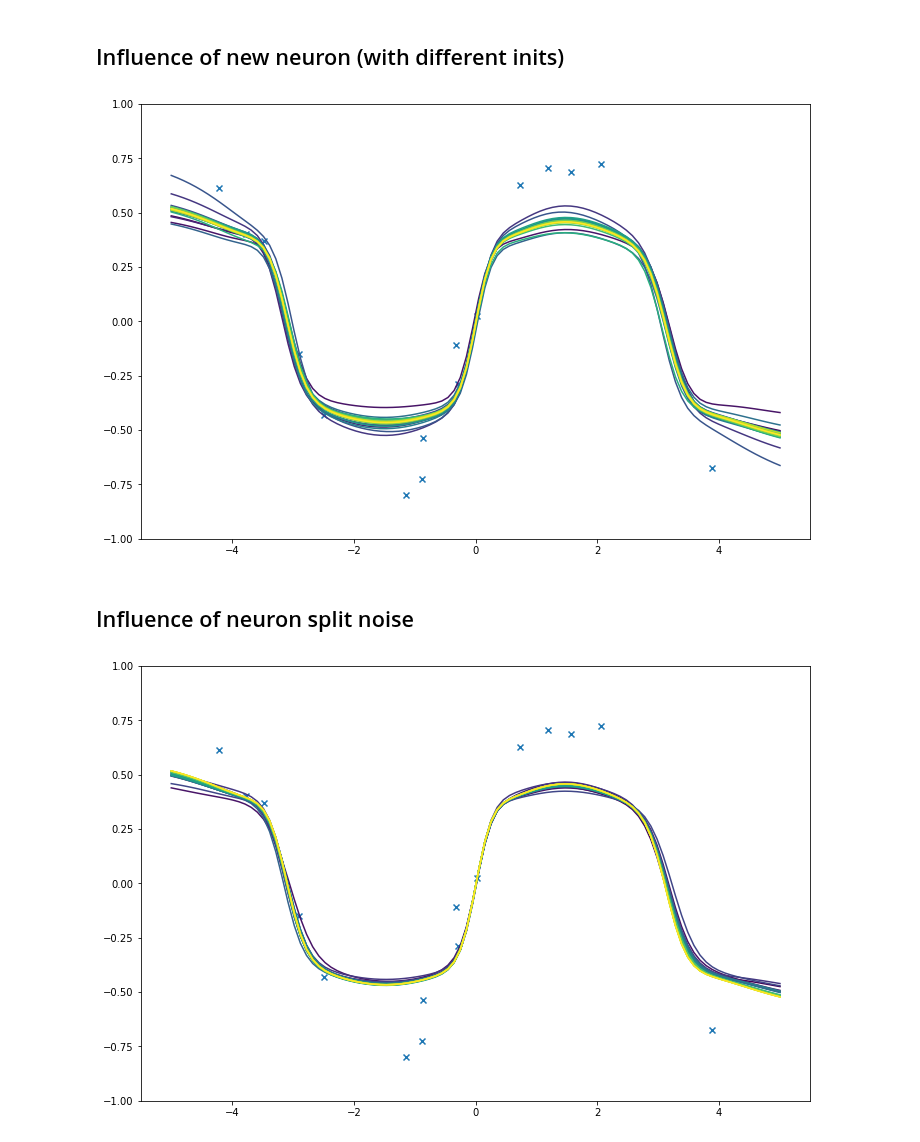
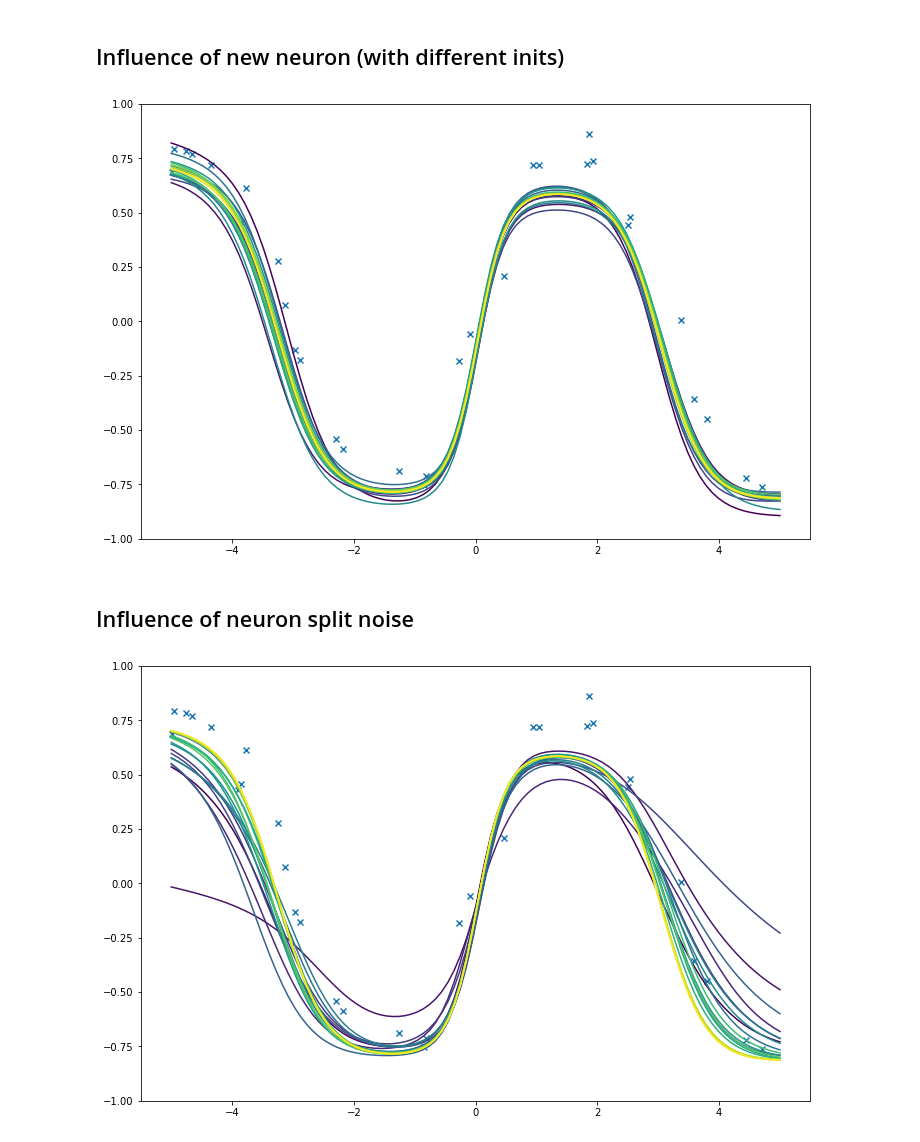
Before and after one commit to plonerma/growing-transformer, a Jupyter notebook: examples/demo_mlp_growth_operation.ipynb, the cells around one changed output. Cells and saved outputs as stored; diff of their text form; code cells hidden in the pictures.

```diff
--- a/examples/demo_mlp_growth_operation.ipynb
+++ b/examples/demo_mlp_growth_operation.ipynb
@@ -17,13 +18,16 @@ model = original_model
 optim = torch.optim.SGD(model.parameters(), lr=0.1)
 criterion = torch.nn.MSELoss()
 losses = list()
+batch_size = 32
+train_data = SineToyDataset(8000)
 
-num_batches = 200
+for epoch in range(10):
+    loss_sum = 0
 
-for epoch in range(50):
-    loss_sum = 0
-    for batch in range(num_batches):
-        train_x, train_y = toy_data()
+    batch_loader = DataLoader(train_data, batch_size=batch_size, shuffle=epoch > 0)
+
+    for train_x, train_y in batch_loader:
+
         optim.zero_grad()
         y = model(train_x)
         loss = criterion(y, train_y)
@@ -31,7 +35,7 @@ for epoch in range(50):
         loss.backward()
         optim.step()
 
-    losses.append(loss_sum / num_batches)
+    losses.append(loss_sum / len(batch_loader))
 
 
 print(f"loss: {loss.data} - size: {sum(p.numel() for p in model.parameters())}")
@@ -48,7 +52,10 @@ plt.subplots(figsize=(12, 8))
 
 model.eval()
 
-train_x, train_y = toy_data()
+batch_loader = DataLoader(train_data, batch_size=batch_size, shuffle=False)
+
+for train_x, train_y in batch_loader: break
+
 
 x = torch.linspace(-5, 5, 100)[:, None]
 
@@ -70,7 +77,8 @@ plt.show()
 # %%
 
 cmap = plt.get_cmap("viridis")
-vmax = 2
+vmax = 4
+
 
 torch.manual_seed(0)
 
@@ -82,7 +90,9 @@ for step in np.linspace(0, vmax, 20)[::-1]:
     model = copy.deepcopy(original_model)
 
     if step is not None:
-        model.grow(num_novel=4, step_size=step, split=False)
+        model.config.update(dict(num_novel=4, step_size=step, split=False))
+        for m in model.growing_modules():
+            m.grow()
 
     y = model(x).detach().numpy()
     x = x.detach().numpy()
@@ -92,29 +102,31 @@ plt.scatter(train_x.detach(), train_y.detach(), marker='x')
 plt.ylim([-1, 1])
 plt.show()
 # %% [output]
-[figure, old version]
+[figure, new version]
 # %% [markdown]
 ## Influence of neuron split noise
 # %%
 torch.manual_seed(0)
-vmax = 2
+vmax = 4
 
 plt.subplots(figsize=(12, 8))
 
 for step in np.linspace(0, vmax, 20)[::-1]:
     x = torch.linspace(-5, 5, 100)[:, None]
 
     model = copy.deepcopy(original_model)
     if step is not None:
-        model.grow(split=True, num_novel=0, step_size=step)
+        model.config.update(dict(split=True, num_novel=0, step_size=step))
+        for m in model.growing_modules():
+            m.grow()
 
 
     y = model(x).detach().numpy()
     x = x.detach().numpy()
     plt.plot(x, y, c=cmap(1-step/vmax))
 
 plt.scatter(train_x.detach(), train_y.detach(), marker='x')
 plt.ylim([-1, 1])
 plt.show()
 # %% [output]
-[figure, old version]
+[figure, new version]
```
Also changed, not shown: parts of 3 cells of this notebook, 13 other files.
